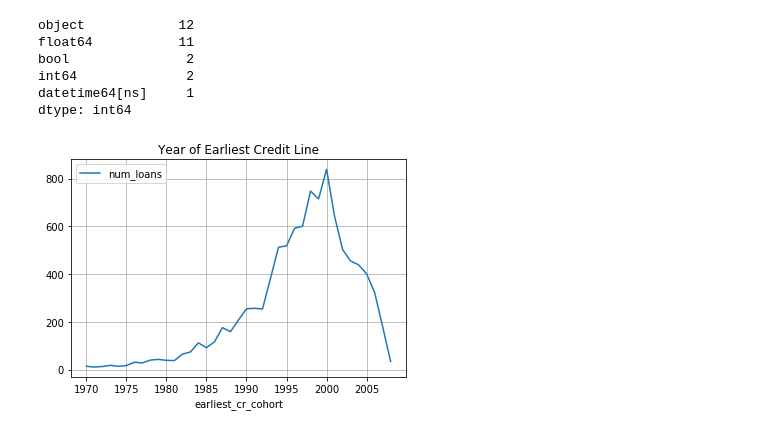
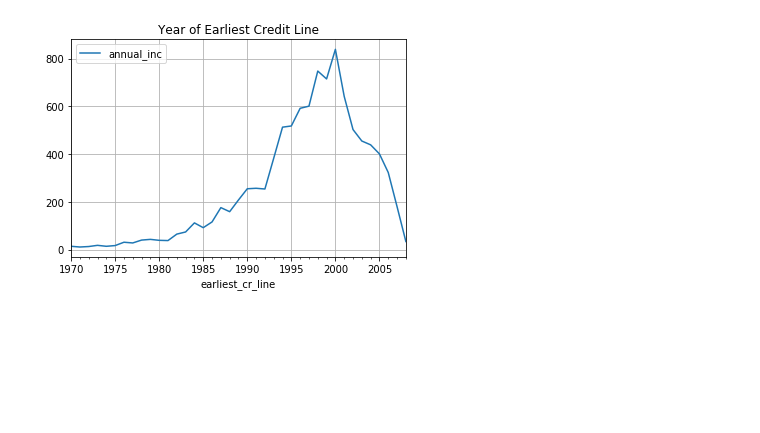
Before and after one commit to bethanymbaker/arch, a Jupyter notebook: notebooks/MavenWave.ipynb, the cells around one changed output. Saved outputs shown, nothing was run; the diff lists cells and outputs as text; code cells hidden in the pictures; blank space fills up the shorter version.

```diff
--- a/notebooks/MavenWave.ipynb
+++ b/notebooks/MavenWave.ipynb
@@ -48,19 +110,10 @@ Name: is_bad, dtype: float64
 # %%
 # Some featurization/data cleanup
 df.loc[df.earliest_cr_line >= pd.to_datetime('2020-01-01'), 'earliest_cr_line'] = pd.NaT
-df['earliest_cr_cohort'] = df.earliest_cr_line.dt.strftime('%Y')
-df['pymnt_plan'] = df.pymnt_plan.map({'y': True, 'n': False})
-df.dtypes.value_counts()
+# df['earliest_cr_cohort_year'] = df.earliest_cr_line.dt.strftime('%Y')
+df.set_index('earliest_cr_line')['annual_inc'].resample('Y').size().plot()
+plt.legend();
+plt.grid()
+plt.title('Year of Earliest Credit Line');
 # %% [output]
-object            12
-float64           11
-bool               2
-int64              2
-datetime64[ns]     1
-dtype: int64
+[figure, added]
-# %%
-df.groupby('earliest_cr_cohort').size().plot(grid=True, label='num_loans')
-plt.legend()
-plt.title('Year of Earliest Credit Line');
-# %% [output]
-[figure, removed]
```
Also changed, not shown: parts of 39 cells of this notebook.
